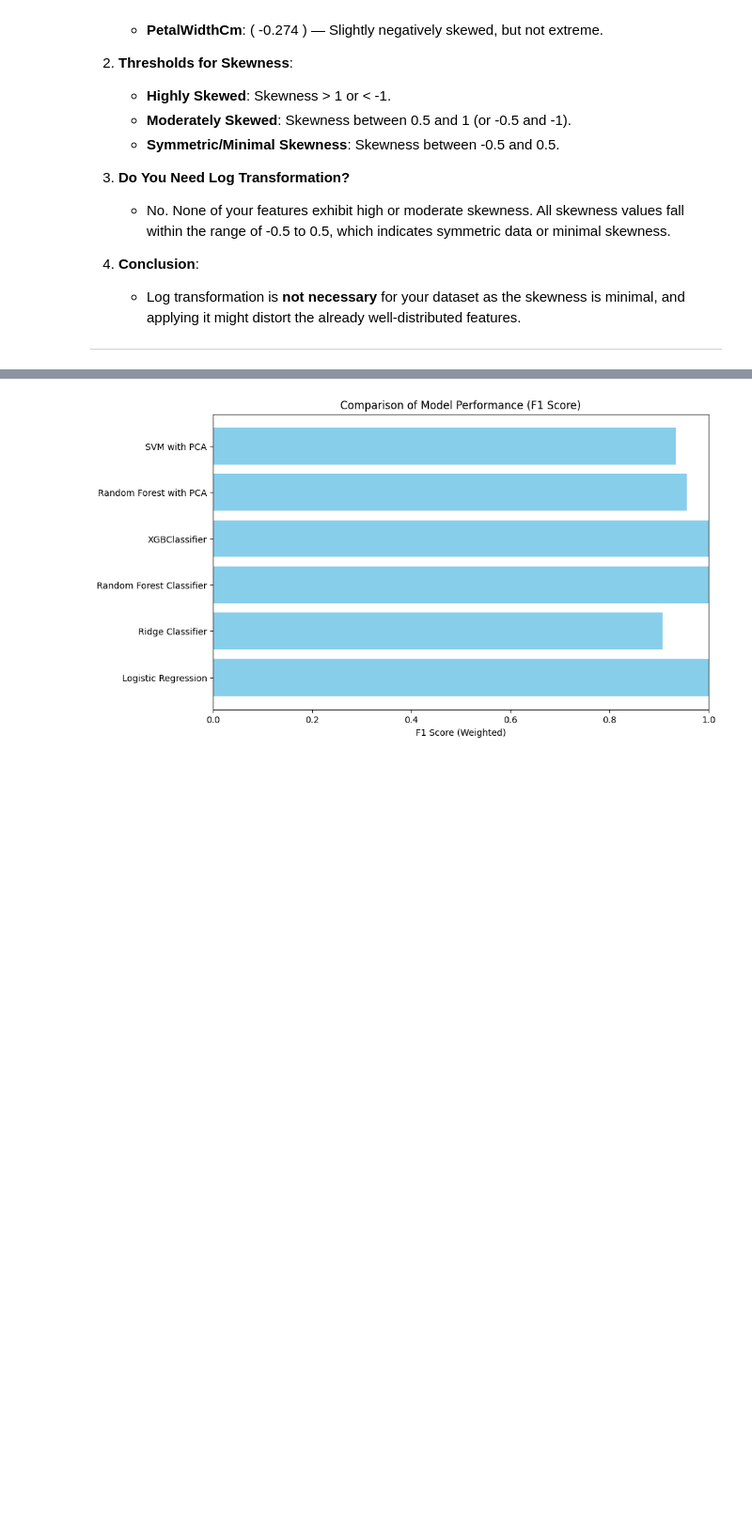
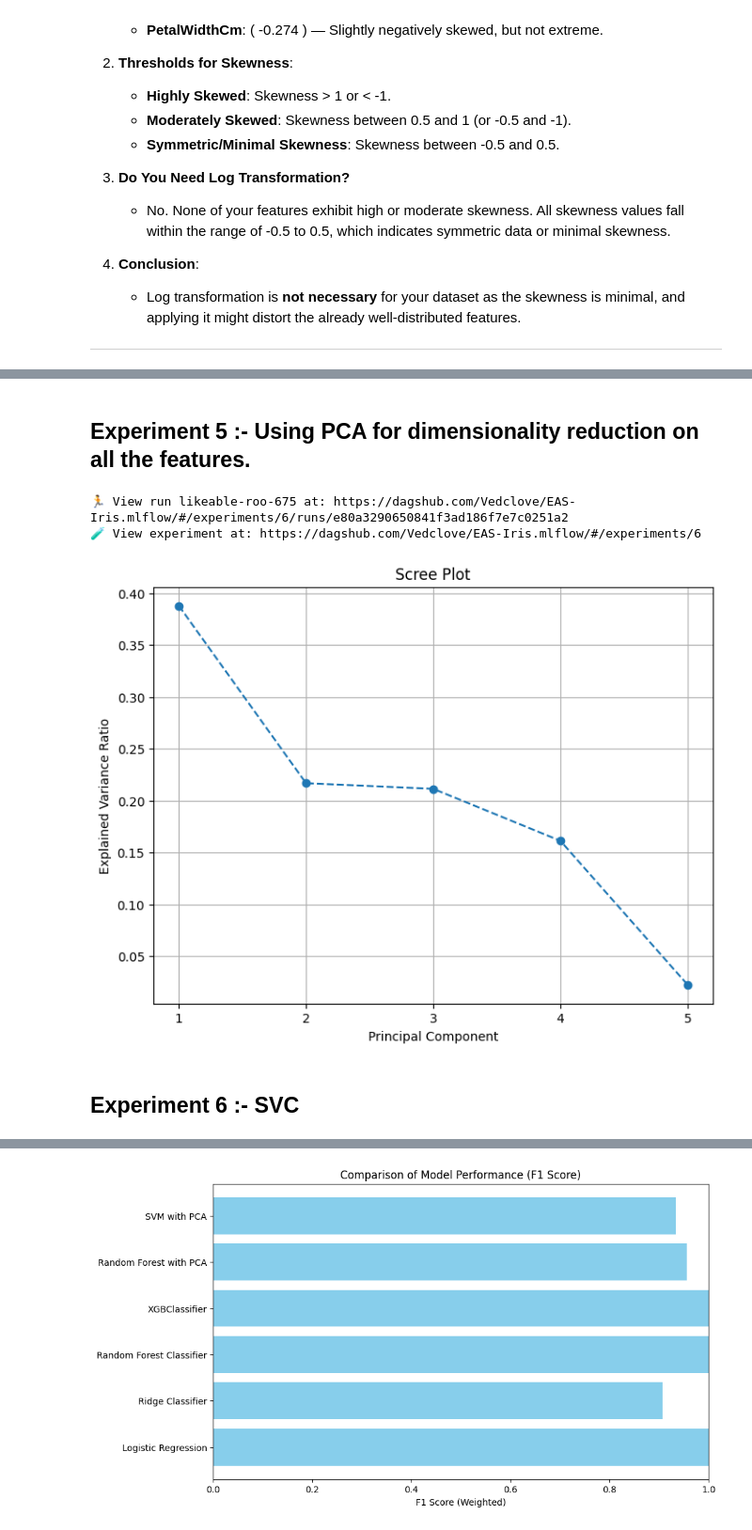
Before and after one commit to Vedclove/EAS-Iris, a Jupyter notebook: Iris.ipynb, the cells around one changed output, grey strips where cells are left out. Shown at 94% size. Drawn from its saved outputs; the diff is of its cells as text; code cells hidden in the pictures; blank space fills up the shorter version.

```diff
--- a/Iris.ipynb
+++ b/Iris.ipynb
@@ -46,17 +51 @@ def execute_sql_statement(sql_statement, conn):
 db_name = 'Iris_Normalized.db'
-# %%
-import os
-
-MLFLOW_TRACKING_URI="https://dagshub.com/Vedclove/EAS-Iris.mlflow"
-os.environ['MLFLOW_TRACKING_USERNAME']='Vedclove'
-os.environ['MLFLOW_TRACKING_PASSWORD']='979d67552c67b28dbfe3635bca58ffb092823650'
-
-
-import mlflow
-from mlflow.models import infer_signature
-
-# Set our tracking server uri for logging
-mlflow.set_tracking_uri(uri=MLFLOW_TRACKING_URI)
-
-# Create a new MLflow Experiment
-mlflow.set_experiment("Iris-Classification")
@@ -1347,0 +1092,49 @@ weighted avg       0.93      0.93      0.93        45
+# %% [markdown]
+## Experiment 5 :- Using PCA for dimensionality reduction on all the features.
+# %%
+from sklearn.decomposition import PCA
+from sklearn.preprocessing import StandardScaler
+import matplotlib.pyplot as plt
+
+# Step 1: Select the features for PCA
+# We will use the df_rf_selected dataset, which includes the top 5 features based on Random Forest importance
+X_selected = df_rf_selected.drop(columns=['Species_encoded'])  # Drop target column
+
+# Step 2: Standardize the features
+scaler = StandardScaler()
+X_scaled = scaler.fit_transform(X_selected)
+
+# Step 3: Apply PCA to the scaled data
+pca = PCA()
+X_pca = pca.fit_transform(X_scaled)
+
+# Step 4: Create a scree plot to show the explained variance of each component
+explained_variance = pca.explained_variance_ratio_
+
+# Plotting the scree plot
+plt.figure(figsize=(8, 6))
+plt.plot(range(1, len(explained_variance) + 1), explained_variance, marker='o', linestyle='--')
+plt.title('Scree Plot')
+plt.xlabel('Principal Component')
+plt.ylabel('Explained Variance Ratio')
+plt.xticks(range(1, len(explained_variance) + 1))
+plt.grid(True)
+
+plt.savefig('screeplot.png')
+# Step 5: Decide how many components to select based on the scree plot
+# Typically, you want to select components that explain at least 80-90% of the variance
+cumulative_variance = np.cumsum(explained_variance)
+
+# You can select the number of components based on your desired threshold (e.g., 90%)
+n_components = np.argmax(cumulative_variance >= 0.90) + 1  # +1 because index starts from 0
+
+mlflow.set_experiment("Experiment-5")
+
+with mlflow.start_run():
+    mlflow.log_artifact('screeplot.png')
+# %% [output]
+🏃 View run likeable-roo-675 at: https://dagshub.com/Vedclove/EAS-Iris.mlflow/#/experiments/6/runs/e80a3290650841f3ad186f7e7c0251a2
+🧪 View experiment at: https://dagshub.com/Vedclove/EAS-Iris.mlflow/#/experiments/6
+[figure, added]
+# %% [markdown]
+## Experiment 6 :- SVC
```
Also changed, not shown: parts of 92 cells of this notebook.
